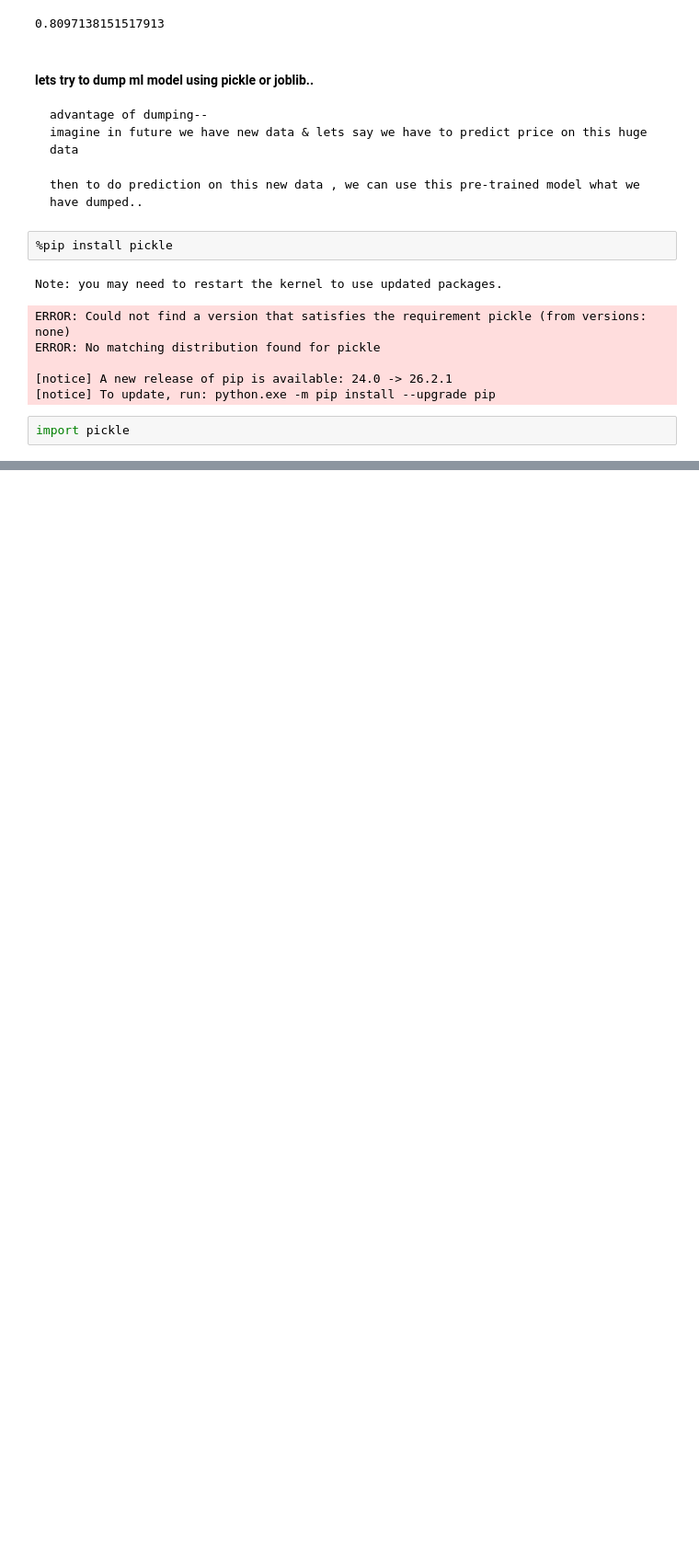
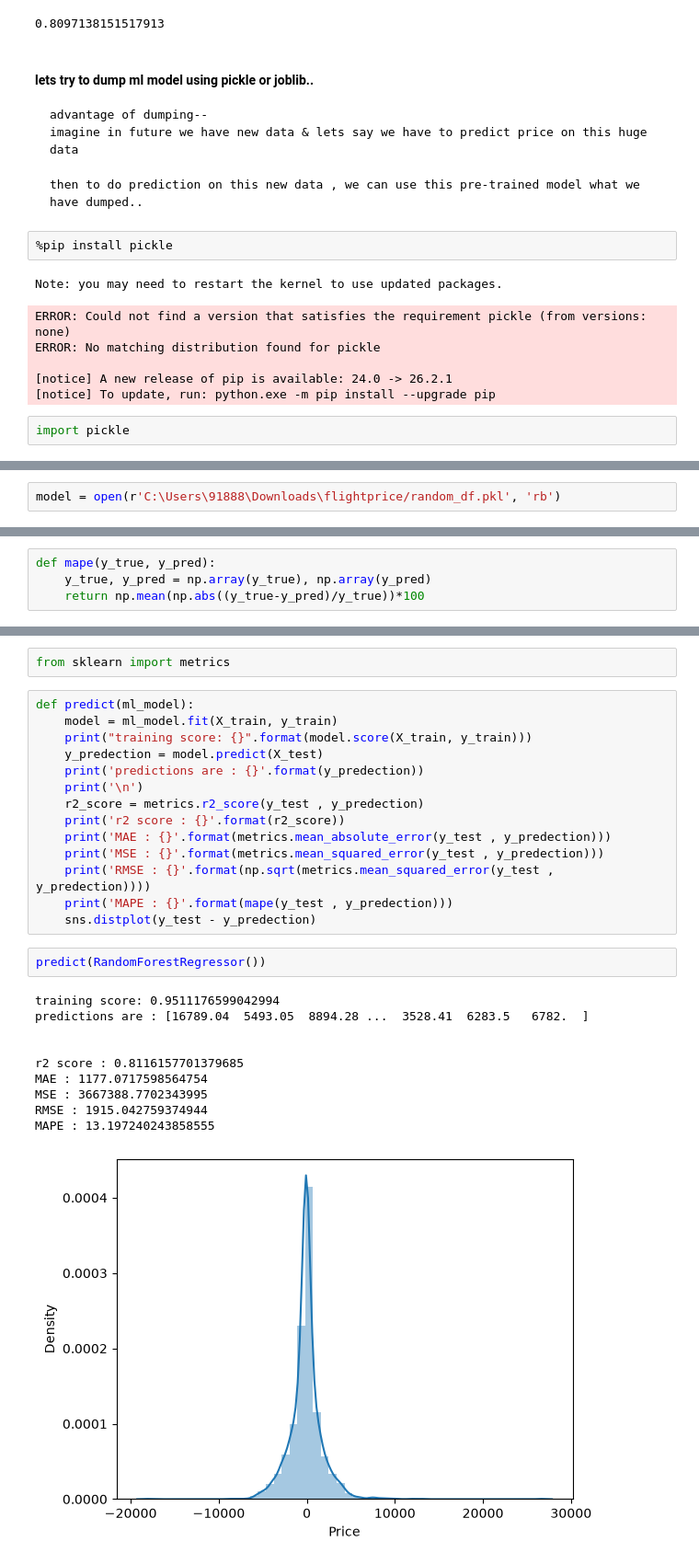
Before and after one commit to Pranavbhawane7/airline-fair-ticket-price-prediction, a Jupyter notebook: prediction.ipynb, the cells around one changed output, grey strips where cells are left out. Shown at 92% size. Cells and saved outputs as stored; diff of their text form; blank space fills up the shorter version.

```diff
--- a/prediction.ipynb
+++ b/prediction.ipynb
@@ -961,0 +965,2 @@ import pickle
+# %%
+model = open(r'C:\Users\91888\Downloads\flightprice/random_df.pkl', 'rb')
@@ -961,0 +979,4 @@ import pickle
+# %%
+def mape(y_true, y_pred):
+    y_true, y_pred = np.array(y_true), np.array(y_pred)
+    return np.mean(np.abs((y_true-y_pred)/y_true))*100
@@ -961,0 +999,29 @@ import pickle
+# %%
+from sklearn import metrics
+# %%
+def predict(ml_model):
+    model = ml_model.fit(X_train, y_train)
+    print("training score: {}".format(model.score(X_train, y_train)))
+    y_predection = model.predict(X_test)
+    print('predictions are : {}'.format(y_predection))
+    print('\n')
+    r2_score = metrics.r2_score(y_test , y_predection)
+    print('r2 score : {}'.format(r2_score))
+    print('MAE : {}'.format(metrics.mean_absolute_error(y_test , y_predection)))
+    print('MSE : {}'.format(metrics.mean_squared_error(y_test , y_predection)))
+    print('RMSE : {}'.format(np.sqrt(metrics.mean_squared_error(y_test , y_predection))))
+    print('MAPE : {}'.format(mape(y_test , y_predection)))
+    sns.distplot(y_test - y_predection)
+# %%
+predict(RandomForestRegressor())
+# %% [output]
+training score: 0.9511176599042994
+predictions are : [16789.04  5493.05  8894.28 ...  3528.41  6283.5   6782.  ]
+
+
+r2 score : 0.8116157701379685
+MAE : 1177.0717598564754
+MSE : 3667388.7702343995
+RMSE : 1915.042759374944
+MAPE : 13.197240243858555
+[figure, added]
```
Also changed, not shown: parts of 27 cells of this notebook.
